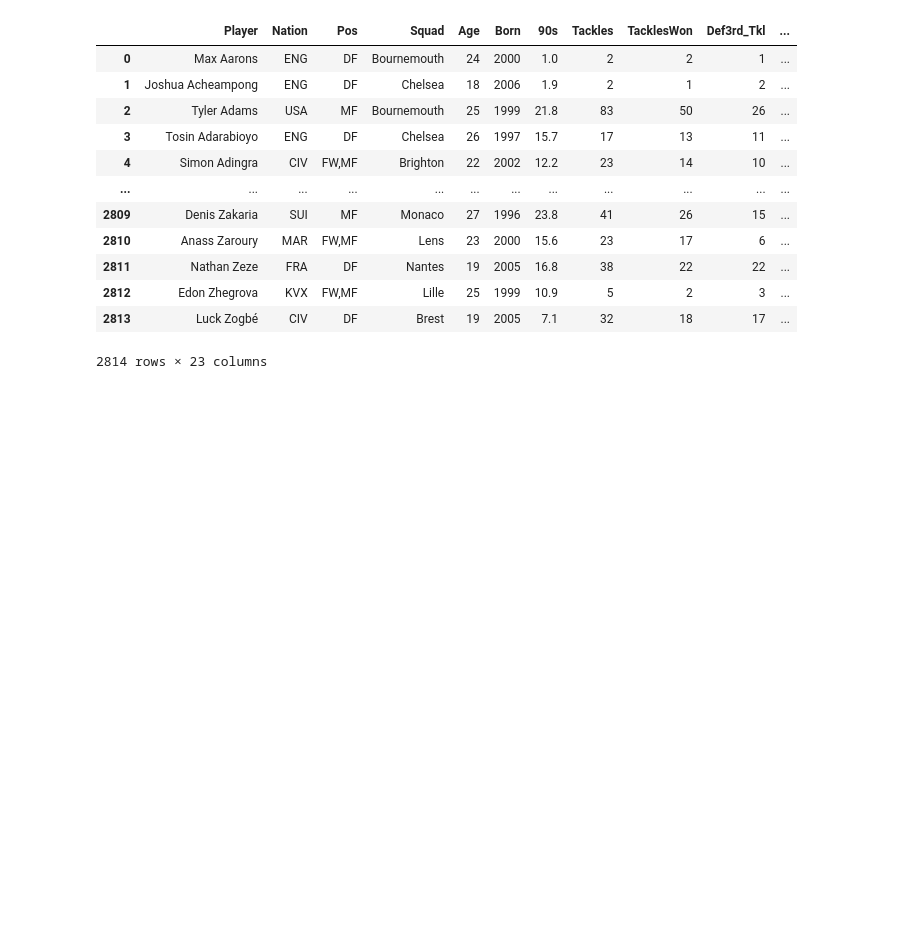
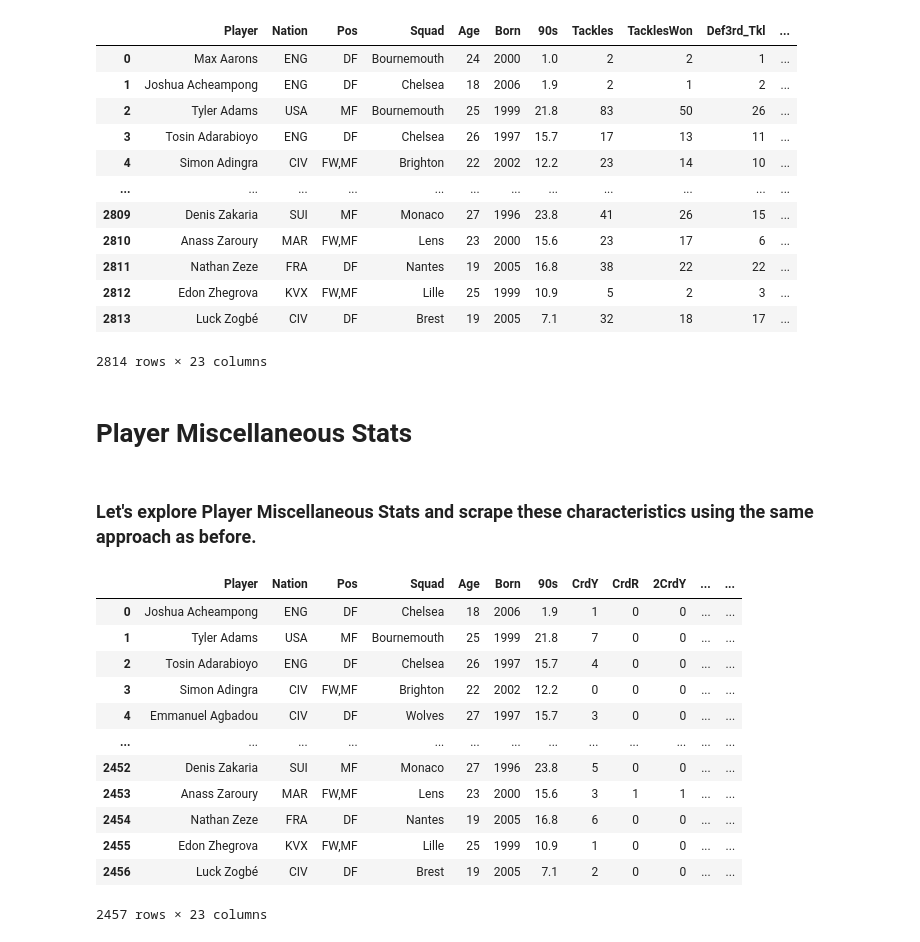
Before and after one commit to 3zden/Predicting-Football-Player-values, a Jupyter notebook: scraping/PLayer - FBREF - GCA.ipynb, the cells around one changed output. Drawn from its saved outputs; the diff is of its cells as text; code cells hidden in the pictures; blank space fills up the shorter version.

```diff
--- a/scraping/PLayer - FBREF - GCA.ipynb
+++ b/scraping/PLayer - FBREF - GCA.ipynb
@@ -275,3 +275,18 @@ playerscraper2(ligue1)
 2814 rows × 23 columns
 # %%
 FBREFplayer2.to_csv('C:\Projects\Predicting Football Player Values\Data\Player - FBREF Defense.csv', index=False)
+# %% [markdown]
+# Player Miscellaneous Stats
+# %% [markdown]
+### Let's explore Player Miscellaneous Stats and scrape these characteristics using the same approach as before.
+# %%
+pl = "https://fbref.com/en/comps/9/misc/Premier-League-Stats"
+liga = "http://fbref.com/en/comps/12/misc/La-Liga-Stats"
+seriea = "https://fbref.com/en/comps/11/misc/Serie-A-Stats"
+bundesliga = "https://fbref.com/en/comps/20/misc/Bundesliga-Stats"
+ligue1 = "https://fbref.com/en/comps/13/misc/Ligue-1-Stats"
+# %%
+FBREFplayer3 = pd.DataFrame(columns=[
+    'Player', 'Nation', 'Pos', 'Squad', 'Age', 'Born', '90s',
+	'CrdY',	'CrdR','2CrdY','Fls', 'Fld', 'Off', 'Crs', 'Int', 'TklW', 'PKwon', 'PKcon', 'OG', 'Recov', 'Won','Lost','Won%'
+])
@@ -277,0 +365,20 @@ FBREFplayer2.to_csv('C:\Projects\Predicting Football Player Values\Data\Player -
+# %%
+playerscraper3(pl)
+playerscraper3(liga)
+playerscraper3(seriea)
+playerscraper3(bundesliga)
+playerscraper3(ligue1)
+# %% [output]
+|  | Player | Nation | Pos | Squad | Age | Born | 90s | CrdY | CrdR | 2CrdY | ... | ... |
+| 0 | Joshua Acheampong | ENG | DF | Chelsea | 18 | 2006 | 1.9 | 1 | 0 | 0 | ... | ... |
+| 1 | Tyler Adams | USA | MF | Bournemouth | 25 | 1999 | 21.8 | 7 | 0 | 0 | ... | ... |
+| 2 | Tosin Adarabioyo | ENG | DF | Chelsea | 26 | 1997 | 15.7 | 4 | 0 | 0 | ... | ... |
+| 3 | Simon Adingra | CIV | FW,MF | Brighton | 22 | 2002 | 12.2 | 0 | 0 | 0 | ... | ... |
+| 4 | Emmanuel Agbadou | CIV | DF | Wolves | 27 | 1997 | 15.7 | 3 | 0 | 0 | ... | ... |
+| ... | ... | ... | ... | ... | ... | ... | ... | ... | ... | ... | ... | ... |
+| 2452 | Denis Zakaria | SUI | MF | Monaco | 27 | 1996 | 23.8 | 5 | 0 | 0 | ... | ... |
+| 2453 | Anass Zaroury | MAR | FW,MF | Lens | 23 | 2000 | 15.6 | 3 | 1 | 1 | ... | ... |
+| 2454 | Nathan Zeze | FRA | DF | Nantes | 19 | 2005 | 16.8 | 6 | 0 | 0 | ... | ... |
+| 2455 | Edon Zhegrova | KVX | FW,MF | Lille | 25 | 1999 | 10.9 | 1 | 0 | 0 | ... | ... |
+| 2456 | Luck Zogbé | CIV | DF | Brest | 19 | 2005 | 7.1 | 2 | 0 | 0 | ... | ... |
+2457 rows × 23 columns
```
Also changed, not shown: parts of 2 cells of this notebook.
